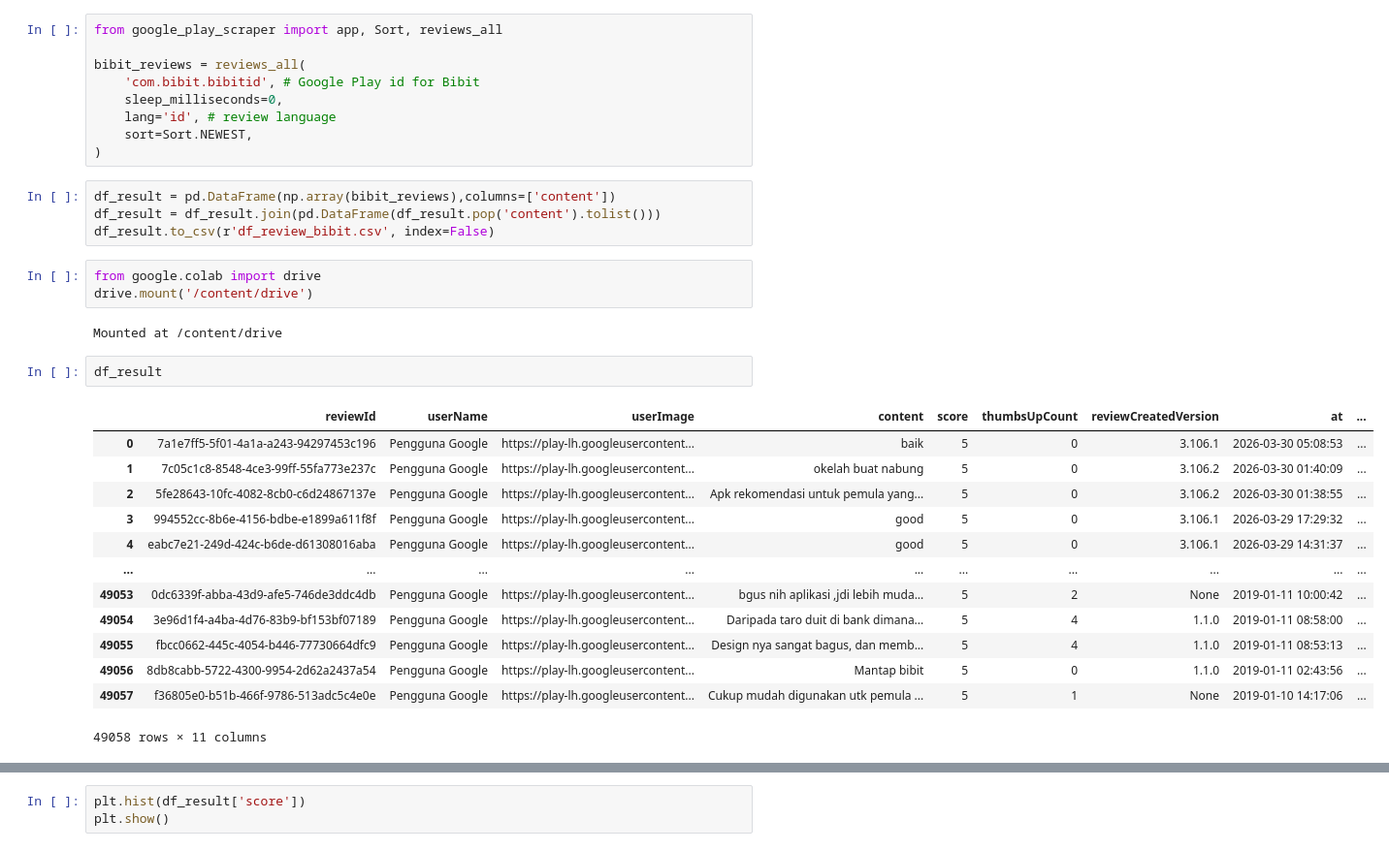
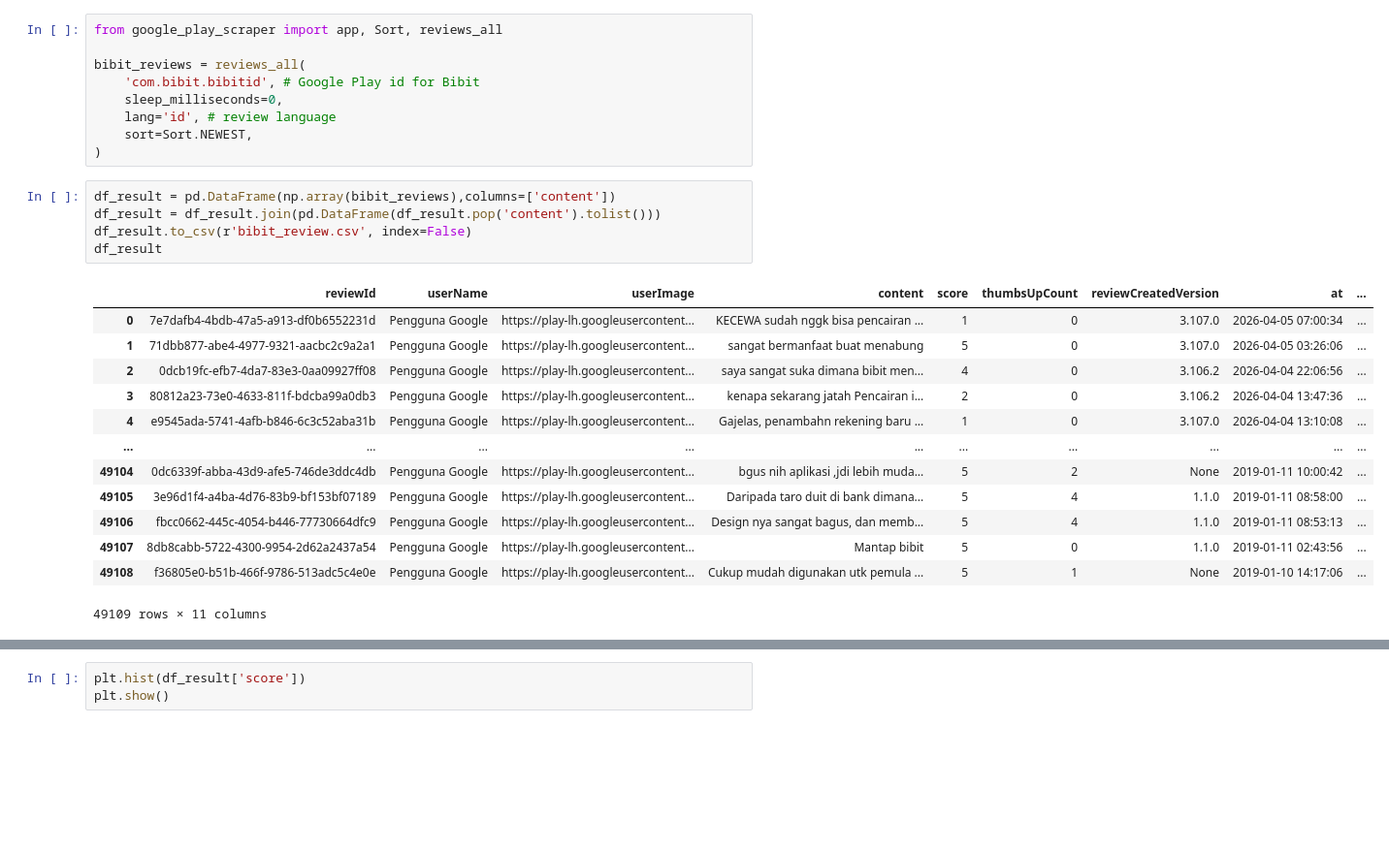
Before and after one commit to KurniaYufi/nlp-sentiment-analisis, a Jupyter notebook: Week1_Bibit_Scrapping.ipynb, the cells around one changed output, grey strips where cells are left out. Shown at 97% size. Cells and saved outputs as stored; diff of their text form; blank space fills up the shorter version.

```diff
--- a/Week1_Bibit_Scrapping.ipynb
+++ b/Week1_Bibit_Scrapping.ipynb
@@ -30,28 +40,22 @@ bibit_reviews = reviews_all(
 # %%
 df_result = pd.DataFrame(np.array(bibit_reviews),columns=['content'])
 df_result = df_result.join(pd.DataFrame(df_result.pop('content').tolist()))
-df_result.to_csv(r'df_review_bibit.csv', index=False)
+df_result.to_csv(r'bibit_review.csv', index=False)
+df_result
+# %% [output]
+|  | reviewId | userName | userImage | content | score | thumbsUpCount | reviewCreatedVersion | at | ... |
+| 0 | 7e7dafb4-4bdb-47a5-a913-df0b6552231d | Pengguna Google | https://play-lh.googleusercontent... | KECEWA sudah nggk bisa pencairan ... | 1 | 0 | 3.107.0 | 2026-04-05 07:00:34 | ... |
+| 1 | 71dbb877-abe4-4977-9321-aacbc2c9a2a1 | Pengguna Google | https://play-lh.googleusercontent... | sangat bermanfaat buat menabung | 5 | 0 | 3.107.0 | 2026-04-05 03:26:06 | ... |
+| 2 | 0dcb19fc-efb7-4da7-83e3-0aa09927ff08 | Pengguna Google | https://play-lh.googleusercontent... | saya sangat suka dimana bibit men... | 4 | 0 | 3.106.2 | 2026-04-04 22:06:56 | ... |
+| 3 | 80812a23-73e0-4633-811f-bdcba99a0db3 | Pengguna Google | https://play-lh.googleusercontent... | kenapa sekarang jatah Pencairan i... | 2 | 0 | 3.106.2 | 2026-04-04 13:47:36 | ... |
+| 4 | e9545ada-5741-4afb-b846-6c3c52aba31b | Pengguna Google | https://play-lh.googleusercontent... | Gajelas, penambahn rekening baru ... | 1 | 0 | 3.107.0 | 2026-04-04 13:10:08 | ... |
+| ... | ... | ... | ... | ... | ... | ... | ... | ... | ... |
+| 49104 | 0dc6339f-abba-43d9-afe5-746de3ddc4db | Pengguna Google | https://play-lh.googleusercontent... | bgus nih aplikasi ,jdi lebih muda... | 5 | 2 | None | 2019-01-11 10:00:42 | ... |
+| 49105 | 3e96d1f4-a4ba-4d76-83b9-bf153bf07189 | Pengguna Google | https://play-lh.googleusercontent... | Daripada taro duit di bank dimana... | 5 | 4 | 1.1.0 | 2019-01-11 08:58:00 | ... |
+| 49106 | fbcc0662-445c-4054-b446-77730664dfc9 | Pengguna Google | https://play-lh.googleusercontent... | Design nya sangat bagus, dan memb... | 5 | 4 | 1.1.0 | 2019-01-11 08:53:13 | ... |
+| 49107 | 8db8cabb-5722-4300-9954-2d62a2437a54 | Pengguna Google | https://play-lh.googleusercontent... | Mantap bibit | 5 | 0 | 1.1.0 | 2019-01-11 02:43:56 | ... |
+| 49108 | f36805e0-b51b-466f-9786-513adc5c4e0e | Pengguna Google | https://play-lh.googleusercontent... | Cukup mudah digunakan utk pemula ... | 5 | 1 | None | 2019-01-10 14:17:06 | ... |
+49109 rows × 11 columns
-# %%
-from google.colab import drive
-drive.mount('/content/drive')
-# %% [output]
-Mounted at /content/drive
-# %%
-df_result
-# %% [output]
-|  | reviewId | userName | userImage | content | score | thumbsUpCount | reviewCreatedVersion | at | ... |
-| 0 | 7a1e7ff5-5f01-4a1a-a243-94297453c196 | Pengguna Google | https://play-lh.googleusercontent... | baik | 5 | 0 | 3.106.1 | 2026-03-30 05:08:53 | ... |
-| 1 | 7c05c1c8-8548-4ce3-99ff-55fa773e237c | Pengguna Google | https://play-lh.googleusercontent... | okelah buat nabung | 5 | 0 | 3.106.2 | 2026-03-30 01:40:09 | ... |
-| 2 | 5fe28643-10fc-4082-8cb0-c6d24867137e | Pengguna Google | https://play-lh.googleusercontent... | Apk rekomendasi untuk pemula yang... | 5 | 0 | 3.106.2 | 2026-03-30 01:38:55 | ... |
-| 3 | 994552cc-8b6e-4156-bdbe-e1899a611f8f | Pengguna Google | https://play-lh.googleusercontent... | good | 5 | 0 | 3.106.1 | 2026-03-29 17:29:32 | ... |
-| 4 | eabc7e21-249d-424c-b6de-d61308016aba | Pengguna Google | https://play-lh.googleusercontent... | good | 5 | 0 | 3.106.1 | 2026-03-29 14:31:37 | ... |
-| ... | ... | ... | ... | ... | ... | ... | ... | ... | ... |
-| 49053 | 0dc6339f-abba-43d9-afe5-746de3ddc4db | Pengguna Google | https://play-lh.googleusercontent... | bgus nih aplikasi ,jdi lebih muda... | 5 | 2 | None | 2019-01-11 10:00:42 | ... |
-| 49054 | 3e96d1f4-a4ba-4d76-83b9-bf153bf07189 | Pengguna Google | https://play-lh.googleusercontent... | Daripada taro duit di bank dimana... | 5 | 4 | 1.1.0 | 2019-01-11 08:58:00 | ... |
-| 49055 | fbcc0662-445c-4054-b446-77730664dfc9 | Pengguna Google | https://play-lh.googleusercontent... | Design nya sangat bagus, dan memb... | 5 | 4 | 1.1.0 | 2019-01-11 08:53:13 | ... |
-| 49056 | 8db8cabb-5722-4300-9954-2d62a2437a54 | Pengguna Google | https://play-lh.googleusercontent... | Mantap bibit | 5 | 0 | 1.1.0 | 2019-01-11 02:43:56 | ... |
-| 49057 | f36805e0-b51b-466f-9786-513adc5c4e0e | Pengguna Google | https://play-lh.googleusercontent... | Cukup mudah digunakan utk pemula ... | 5 | 1 | None | 2019-01-10 14:17:06 | ... |
-49058 rows × 11 columns
 # %%
 df_result.info()
 # %% [output]
```
Also changed, not shown: parts of 19 cells of this notebook.
